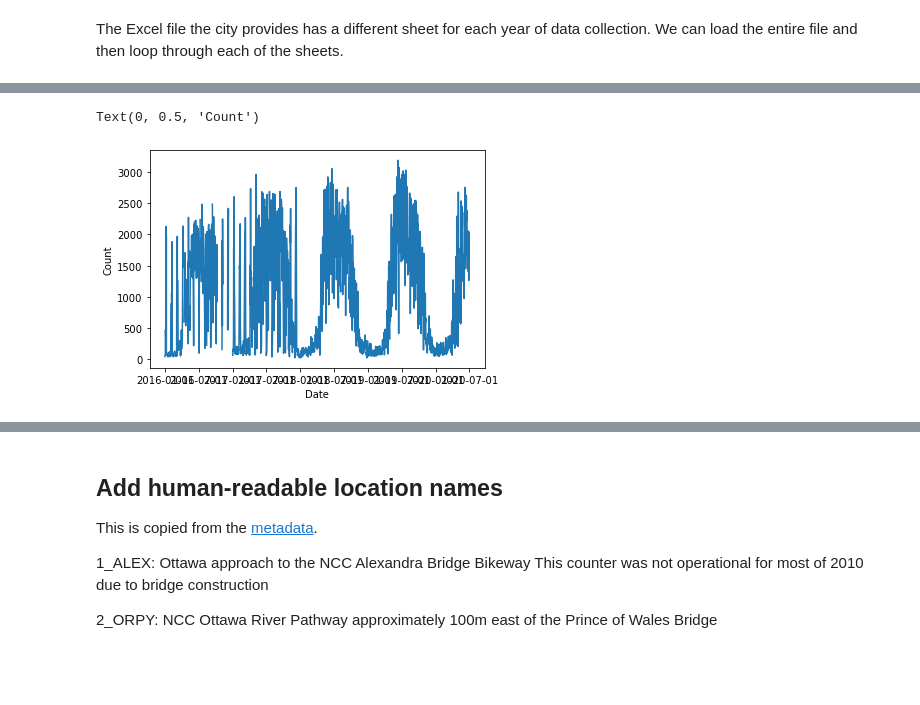
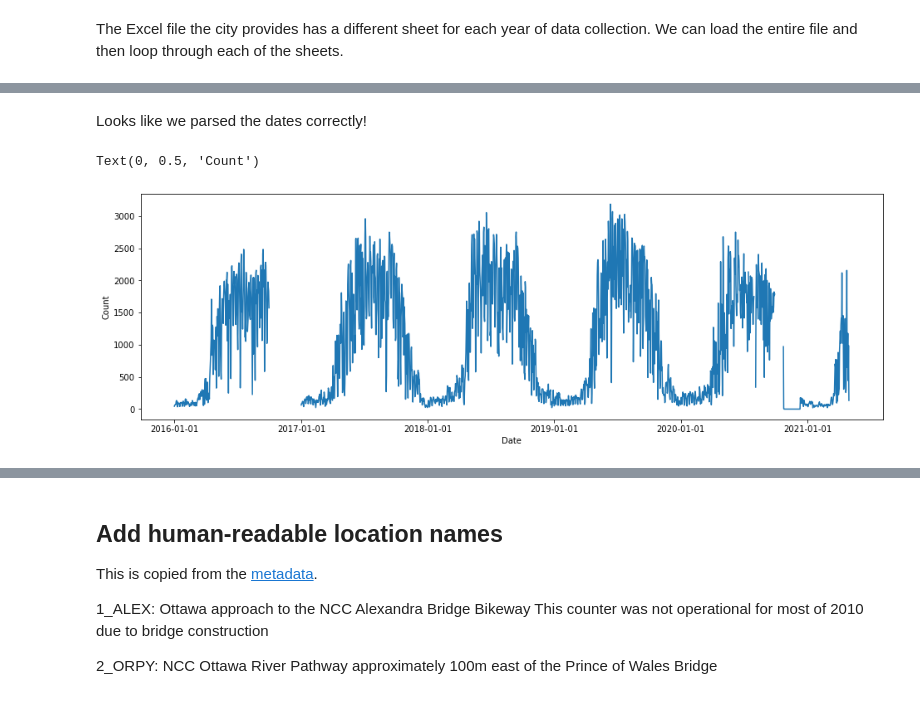
Before and after one commit to mbonsma/bike-ottawa, a Jupyter notebook: bike_counts.ipynb, the cells around one changed output, grey strips where cells are left out. Cells and saved outputs as stored; diff of their text form; code cells hidden in the pictures; blank space fills up the shorter version.

```diff
--- a/bike_counts.ipynb
+++ b/bike_counts.ipynb
@@ -29,0 +37,23 @@ for year in years:
+# %%
+dataframes_datetime = []
+
+for i, df in enumerate(dataframes):
+    year = years[i]
+    if year == 2013: # remove note at the bottom
+        df = df.iloc[:365]
+    elif year == 2016: # date format changes between March and April 2016
+        df1 = df.iloc[:91] # convert normally
+        df2 = df.iloc[91:] # use dayfirst = True
+
+        df1['date_dt'] = pd.to_datetime(df1['Date'])
+        df2['date_dt'] = pd.to_datetime(df2['Date'], dayfirst = True)
+
+        df = pd.concat([df1, df2]) # stick them back together
+
+    elif year == 2017:
+        df['date_dt'] = pd.to_datetime(df['Date'], dayfirst = True)
+
+    else:
+        df['date_dt'] = pd.to_datetime(df['Date'])
+
+    dataframes_datetime.append(df)
@@ -30,6 +71,6 @@ for year in years:
 # %%
 # smoosh all the years together into one big table
-count_data = pd.concat(dataframes)
+count_data = pd.concat(dataframes_datetime)
 # %%
 # take a look at the column names (these are mostly locations)
 count_data.columns
@@ -40,6 +82,3 @@ Index(['Date', '1^ALEX', '2^ORPY', '3^COBY', '4^CRTZ', '5^LMET', '6^LLYN',
        '1. ALEX: internal Battery failed in August 2019.'],
       dtype='object')
-# %%
-# the date format varies somewhat, so convert them to pandas datetime for consistency
-count_data['date_dt'] = pd.to_datetime(count_data['Date'])
 # %%
@@ -51,19 +90,18 @@ plt.plot(np.argsort(count_data['date_dt']))
-# %%
-# sort the table so that all the dates are in sequential order (helps with plotting)
-count_data = count_data.sort_values(by = 'date_dt')
+# %% [markdown]
+Looks like we parsed the dates correctly!
 # %%
 # plot one location to get a feel for the data
 # 12a^ADAWE is the bicycle counter, 12b^ADAWE is the pedestrian counter
-fig, ax = plt.subplots()
+fig, ax = plt.subplots(figsize = (16,5))
 
 ax.plot(count_data['date_dt'], count_data['12a^ADAWE'])
 
 ax.xaxis.set_major_formatter(mdates.DateFormatter('%Y-%m-%d'))
 ax.set_xlabel("Date")
 ax.set_ylabel("Count")
 # %% [output]
 Text(0, 0.5, 'Count')
-[figure, old version]
+[figure, new version]
 # %%
 # drop columns created from text notes
 count_data = count_data.drop(columns=['Unnamed: 10', 'Note:', '1. ALEX: internal Battery failed in August 2019.'])
```
Also changed, not shown: parts of 13 cells of this notebook.
